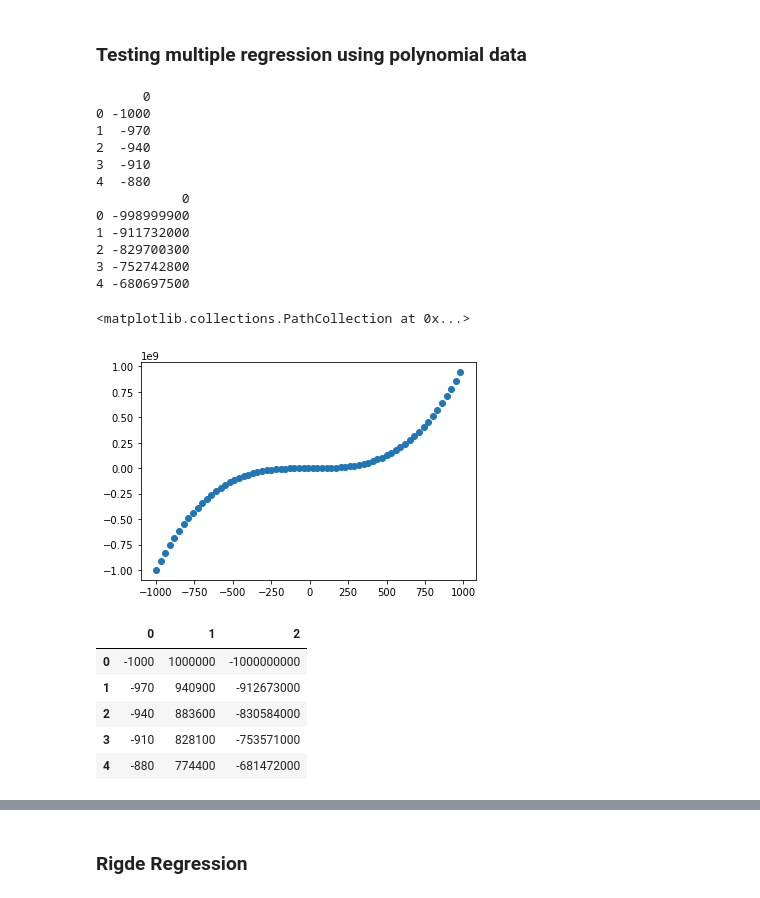
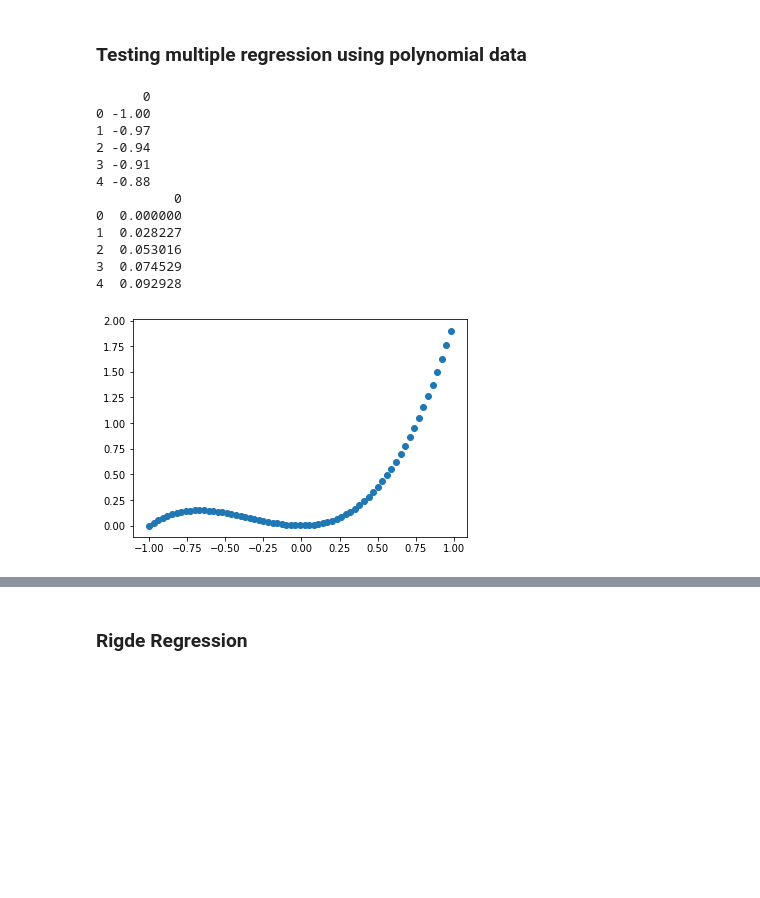
Before and after one commit to prathameshbhalekar/Machine-Learning-From-Scratch, a Jupyter notebook: Linear Regression using Gradient Descent.ipynb, the cells around one changed output, grey strips where cells are left out. Drawn from its saved outputs; the diff is of its cells as text; code cells hidden in the pictures; blank space fills up the shorter version.

```diff
--- a/Linear Regression using Gradient Descent.ipynb
+++ b/Linear Regression using Gradient Descent.ipynb
@@ -90,35 +82,27 @@ plt.show()
 # %% [markdown]
 ### Testing multiple regression using polynomial data
-# %%
-x=pd.DataFrame(np.arange(-1000,1000,30))
-y=x**3+x**2+100
-print(x.head())
-print(y.head())
-plt.scatter(x,y)
-# %% [output]
-      0
-0 -1000
-1  -970
-2  -940
-3  -910
-4  -880
-           0
-0 -998999900
-1 -911732000
-2 -829700300
-3 -752742800
-4 -680697500
-<matplotlib.collections.PathCollection at 0x...>
-[figure, removed]
-# %%
-x[1]=x[0]**2
-x[2]=x[0]**3
-x.head()
-# %% [output]
-|  | 0 | 1 | 2 |
-| 0 | -1000 | 1000000 | -1000000000 |
-| 1 | -970 | 940900 | -912673000 |
-| 2 | -940 | 883600 | -830584000 |
-| 3 | -910 | 828100 | -753571000 |
-| 4 | -880 | 774400 | -681472000 |
+# %%
+x1=pd.DataFrame(np.arange(-1,1,0.03))
+y1=x1**3+x1**2
+print(x1.head())
+print(y1.head())
+plt.scatter(x1,y1)
+x1[1]=x1[0]**2
+x1[2]=x1[0]**3
+x1=x1.to_numpy()
+y1=y1.to_numpy().T[0]
+# %% [output]
+      0
+0 -1.00
+1 -0.97
+2 -0.94
+3 -0.91
+4 -0.88
+          0
+0  0.000000
+1  0.028227
+2  0.053016
+3  0.074529
+4  0.092928
+[figure, added]
 # %%
```
Also changed, not shown: parts of 18 cells of this notebook.
